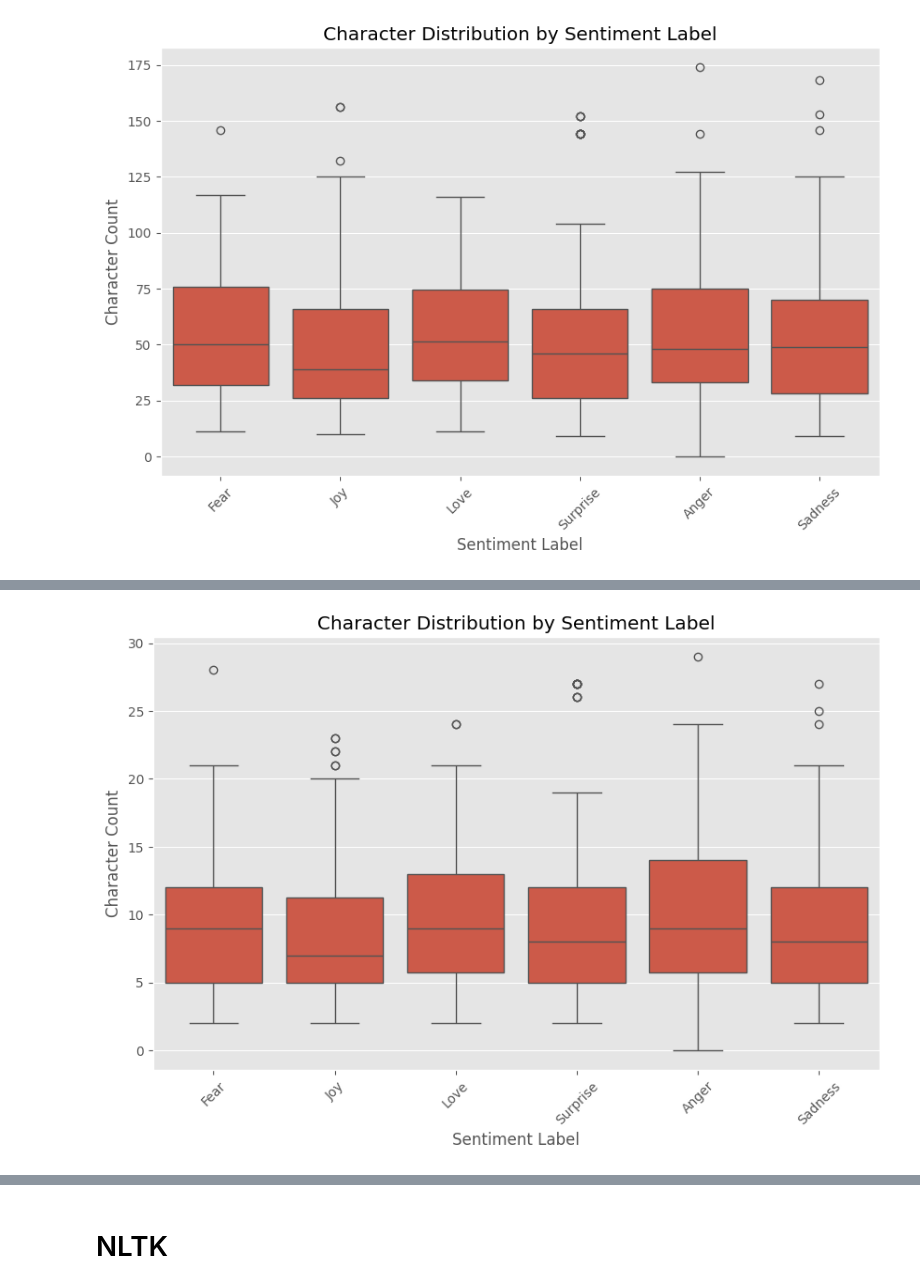
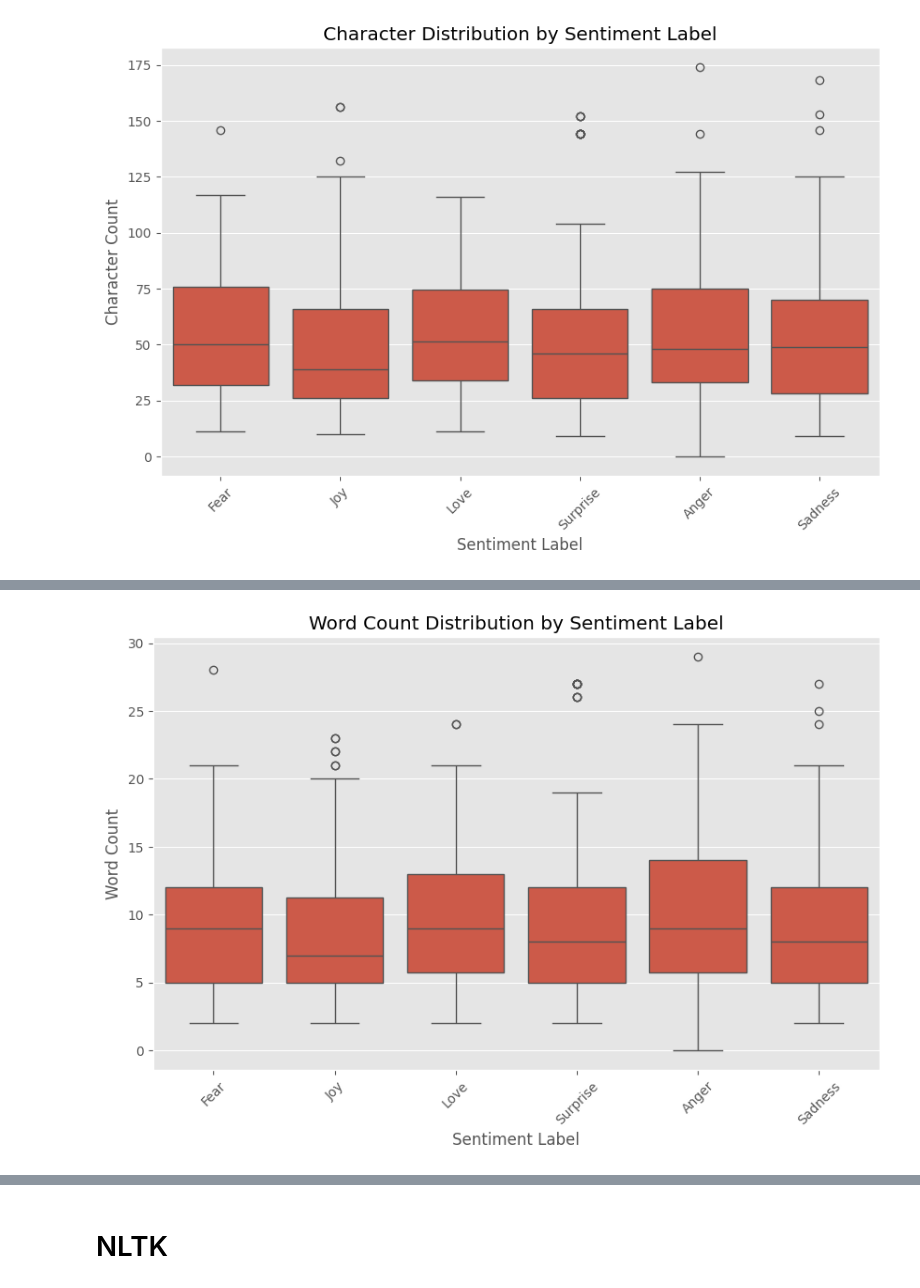
Before and after one commit to APaguil1990/AFFECTV_MCO, a Jupyter notebook: AFFECTV_MCO_Remake.ipynb, the cells around one changed output, grey strips where cells are left out. Cells and saved outputs as stored; diff of their text form; code cells hidden in the pictures.

```diff
--- a/AFFECTV_MCO_Remake.ipynb
+++ b/AFFECTV_MCO_Remake.ipynb
@@ -393,10 +451,10 @@ plt.show()
 # %%
 plt.figure(figsize = (10, 6))
 sns.boxplot(x = 'label', y = 'word_count', data = df)
-plt.title('Character Distribution by Sentiment Label')
+plt.title('Word Count Distribution by Sentiment Label')
 plt.xlabel('Sentiment Label')
-plt.ylabel('Character Count')
+plt.ylabel('Word Count')
 plt.xticks(rotation = 45)
 plt.show()
 # %% [output]
-[figure, old version]
+[figure, new version]
```
Also changed, not shown: parts of 27 cells of this notebook.
